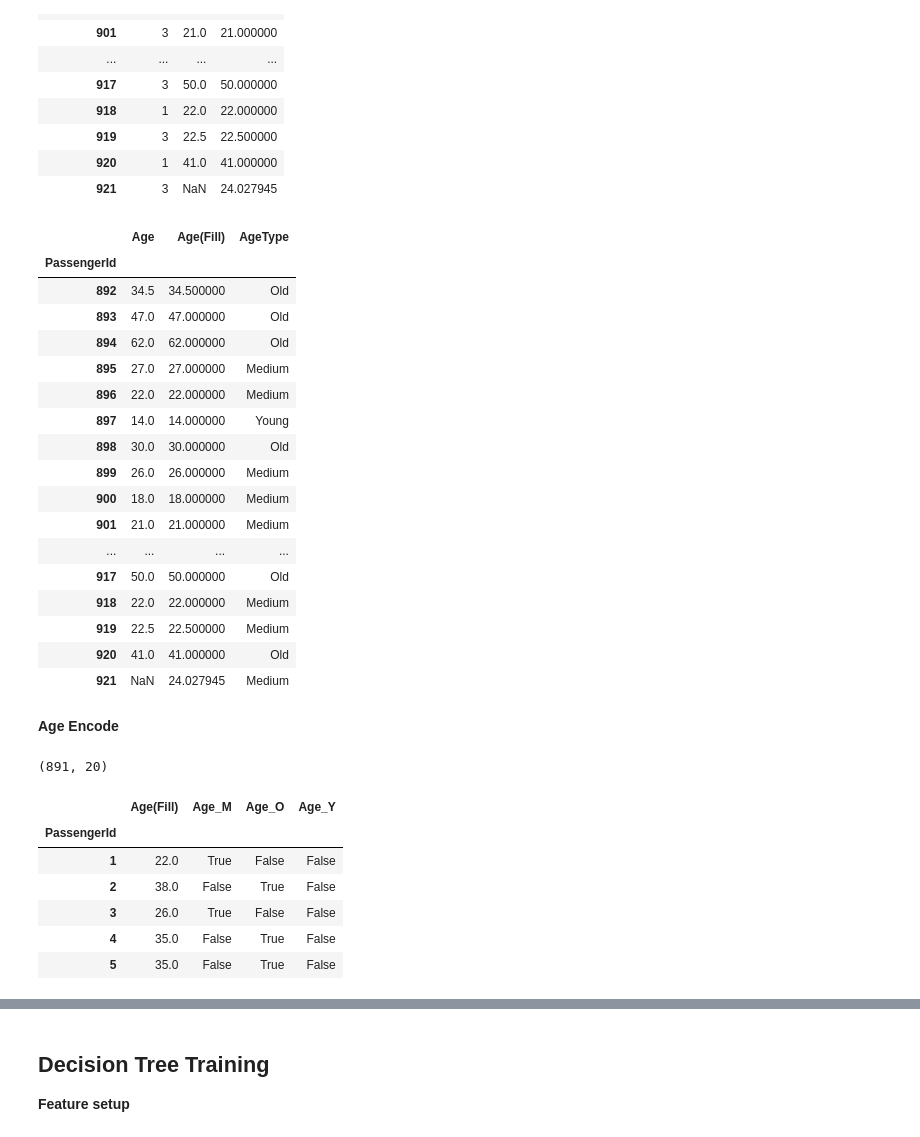
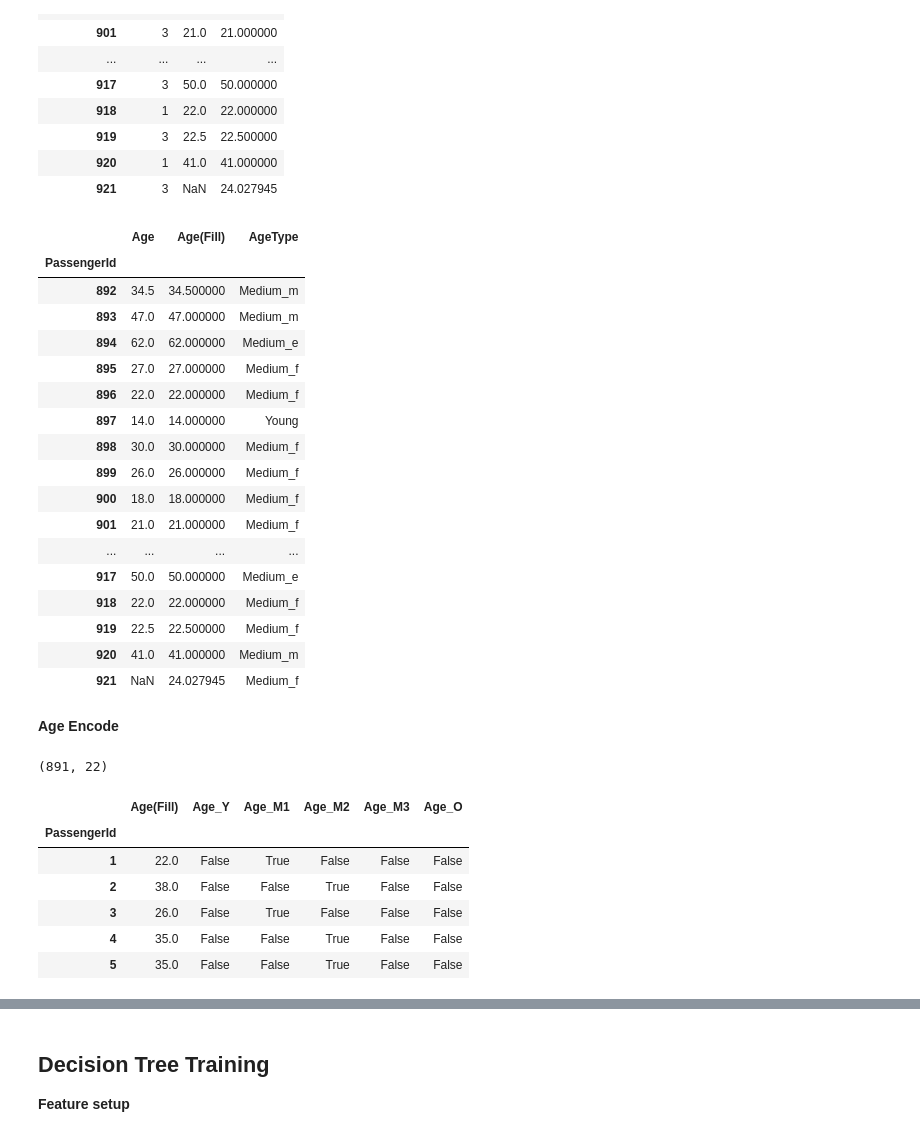
Before and after one commit to neoplane/Class101_DS_School, a Jupyter notebook: Chapter4_Assignment.ipynb, the cells around one changed output, grey strips where cells are left out. Cells and saved outputs as stored; diff of their text form; code cells hidden in the pictures.

```diff
--- a/Chapter4_Assignment.ipynb
+++ b/Chapter4_Assignment.ipynb
@@ -80,6 +80,7 @@ test[['Sex', 'Sex_Encoded']].head()
 **Fill Missing Fare - Test -**
 # %%
 # Search Missing Fare - train
+train['Embarked'].fillna('S', inplace = True)
 train.isnull().sum()
 # %% [output]
 Survived         0
@@ -245,9 +246,11 @@ train[['Pclass', 'Age', 'Age(Fill)']].head(30)
 | 30 | 3 | NaN | 25.14062 |
 # %%
 # AgeType - Train
-train.loc[train['Age(Fill)']<15,'AgeType']="Young"
-train.loc[(train['Age(Fill)']>=15)&(train['Age(Fill)']<30),'AgeType']="Medium"
-train.loc[(train['Age(Fill)']>=30),'AgeType']="Old"
+train.loc[train['Age(Fill)'] <= 16,'AgeType'] = "Young"
+train.loc[(train['Age(Fill)'] > 16) & (train['Age(Fill)'] <= 32), 'AgeType'] = "Medium_f"
+train.loc[(train['Age(Fill)'] > 32) & (train['Age(Fill)'] <= 48), 'AgeType'] = "Medium_m"
+train.loc[(train['Age(Fill)'] > 48) & (train['Age(Fill)'] <= 64), 'AgeType'] = "Medium_e"
+train.loc[train['Age(Fill)'] > 64, 'AgeType'] = "Old"
 train[['Age', 'Age(Fill)', 'AgeType']].head(30)
 # %% [output]
 |  | Age | Age(Fill) | AgeType |
@@ -346,51 +349,55 @@ test[['Pclass', 'Age', 'Age(Fill)']].head(30)
 | 921 | 3 | NaN | 24.027945 |
 # %%
 # AgeType - Test
-test.loc[test['Age(Fill)']<15,'AgeType']="Young"
-test.loc[(test['Age(Fill)']>=15)&(test['Age(Fill)']<30),'AgeType']="Medium"
-test.loc[(test['Age(Fill)']>=30),'AgeType']="Old"
+test.loc[test['Age(Fill)'] <= 16,'AgeType'] = "Young"
+test.loc[(test['Age(Fill)'] > 16) & (test['Age(Fill)'] <= 32), 'AgeType'] = "Medium_f"
+test.loc[(test['Age(Fill)'] > 32) & (test['Age(Fill)'] <= 48), 'AgeType'] = "Medium_m"
+test.loc[(test['Age(Fill)'] > 48) & (test['Age(Fill)'] <= 64), 'AgeType'] = "Medium_e"
+test.loc[test['Age(Fill)'] > 64, 'AgeType'] = "Old"
 test[['Age', 'Age(Fill)', 'AgeType']].head(30)
 # %% [output]
 |  | Age | Age(Fill) | AgeType |
 | PassengerId |  |  |  |
-| 892 | 34.5 | 34.500000 | Old |
-| 893 | 47.0 | 47.000000 | Old |
-| 894 | 62.0 | 62.000000 | Old |
-| 895 | 27.0 | 27.000000 | Medium |
-| 896 | 22.0 | 22.000000 | Medium |
+| 892 | 34.5 | 34.500000 | Medium_m |
+| 893 | 47.0 | 47.000000 | Medium_m |
+| 894 | 62.0 | 62.000000 | Medium_e |
+| 895 | 27.0 | 27.000000 | Medium_f |
+| 896 | 22.0 | 22.000000 | Medium_f |
 | 897 | 14.0 | 14.000000 | Young |
-| 898 | 30.0 | 30.000000 | Old |
-| 899 | 26.0 | 26.000000 | Medium |
-| 900 | 18.0 | 18.000000 | Medium |
-| 901 | 21.0 | 21.000000 | Medium |
+| 898 | 30.0 | 30.000000 | Medium_f |
+| 899 | 26.0 | 26.000000 | Medium_f |
+| 900 | 18.0 | 18.000000 | Medium_f |
+| 901 | 21.0 | 21.000000 | Medium_f |
 | ... | ... | ... | ... |
-| 917 | 50.0 | 50.000000 | Old |
-| 918 | 22.0 | 22.000000 | Medium |
-| 919 | 22.5 | 22.500000 | Medium |
-| 920 | 41.0 | 41.000000 | Old |
-| 921 | NaN | 24.027945 | Medium |
+| 917 | 50.0 | 50.000000 | Medium_e |
+| 918 | 22.0 | 22.000000 | Medium_f |
+| 919 | 22.5 | 22.500000 | Medium_f |
+| 920 | 41.0 | 41.000000 | Medium_m |
+| 921 | NaN | 24.027945 | Medium_f |
 # %% [markdown]
 **Age Encode**
 # %%
 # One Hot Encoding - over 2 data
 # Young == [True, False, False]
 # Medium == [False, True, False]
 # Old == [False, False, True]
 train['Age_Y'] = train['AgeType'] == 'Young'
-train['Age_M'] = train['AgeType'] == 'Medium'
+train['Age_M1'] = train['AgeType'] == 'Medium_f'
+train['Age_M2'] = train['AgeType'] == 'Medium_m'
+train['Age_M3'] = train['AgeType'] == 'Medium_e'
 train['Age_O'] = train['AgeType'] == 'Old'
 
 print(train.shape)
-train[['Age(Fill)', 'Age_M', 'Age_O', 'Age_Y']].head()
+train[['Age(Fill)', 'Age_Y', 'Age_M1', 'Age_M2', 'Age_M3', 'Age_O']].head()
 # %% [output]
-(891, 20)
+(891, 22)
-|  | Age(Fill) | Age_M | Age_O | Age_Y |
-| PassengerId |  |  |  |  |
-| 1 | 22.0 | True | False | False |
-| 2 | 38.0 | False | True | False |
-| 3 | 26.0 | True | False | False |
-| 4 | 35.0 | False | True | False |
-| 5 | 35.0 | False | True | False |
+|  | Age(Fill) | Age_Y | Age_M1 | Age_M2 | Age_M3 | Age_O |
+| PassengerId |  |  |  |  |  |  |
+| 1 | 22.0 | False | True | False | False | False |
+| 2 | 38.0 | False | False | True | False | False |
+| 3 | 26.0 | False | True | False | False | False |
+| 4 | 35.0 | False | False | True | False | False |
+| 5 | 35.0 | False | False | True | False | False |
 # %%
 # test Age encode
 test['Age_Y'] = test['AgeType'] == 'Young'
```
Also changed, not shown: parts of 13 cells of this notebook.
